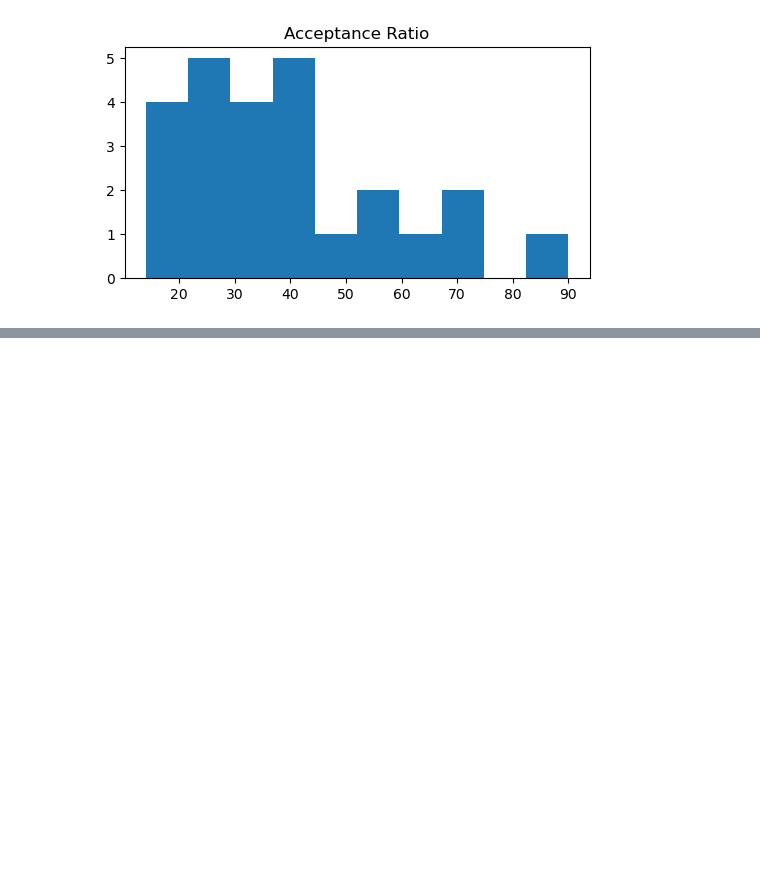
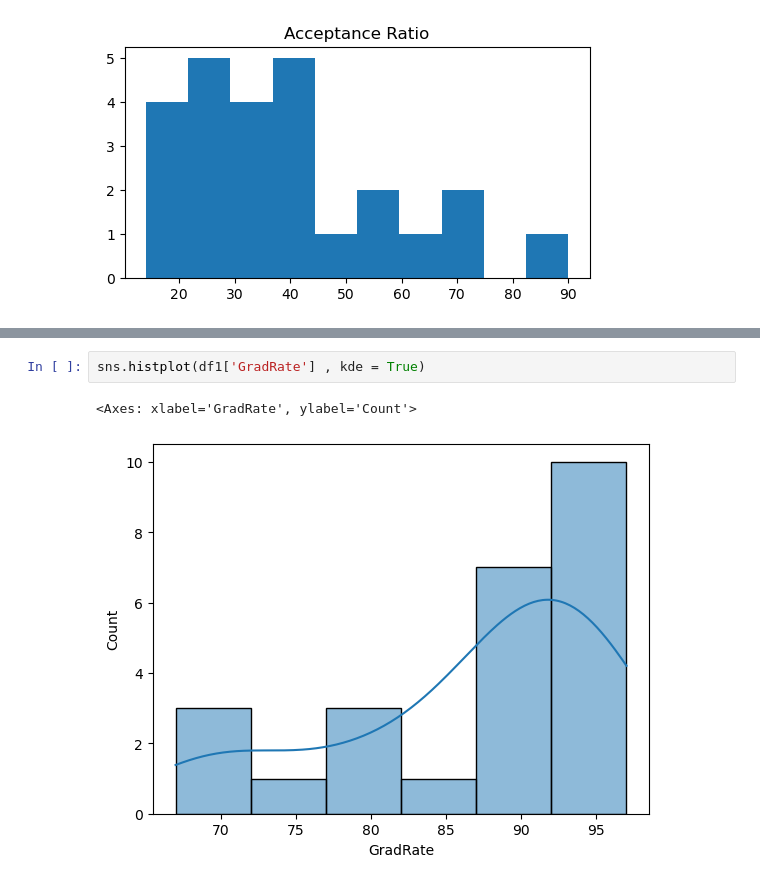
Before and after one commit to AbhinavAlluvada/DevProgram, a Jupyter notebook: Descriptive_Statistics.ipynb, the cells around one changed output, grey strips where cells are left out. Cells and saved outputs as stored; diff of their text form; blank space fills up the shorter version.

```diff
--- a/Descriptive_Statistics.ipynb
+++ b/Descriptive_Statistics.ipynb
@@ -50,0 +65,5 @@ sns.histplot(df1['Accept'] , kde = True)
+# %%
+sns.histplot(df1['GradRate'] , kde = True)
+# %% [output]
+<Axes: xlabel='GradRate', ylabel='Count'>
+[figure, added]
```
Also changed, not shown: parts of 15 cells of this notebook.
